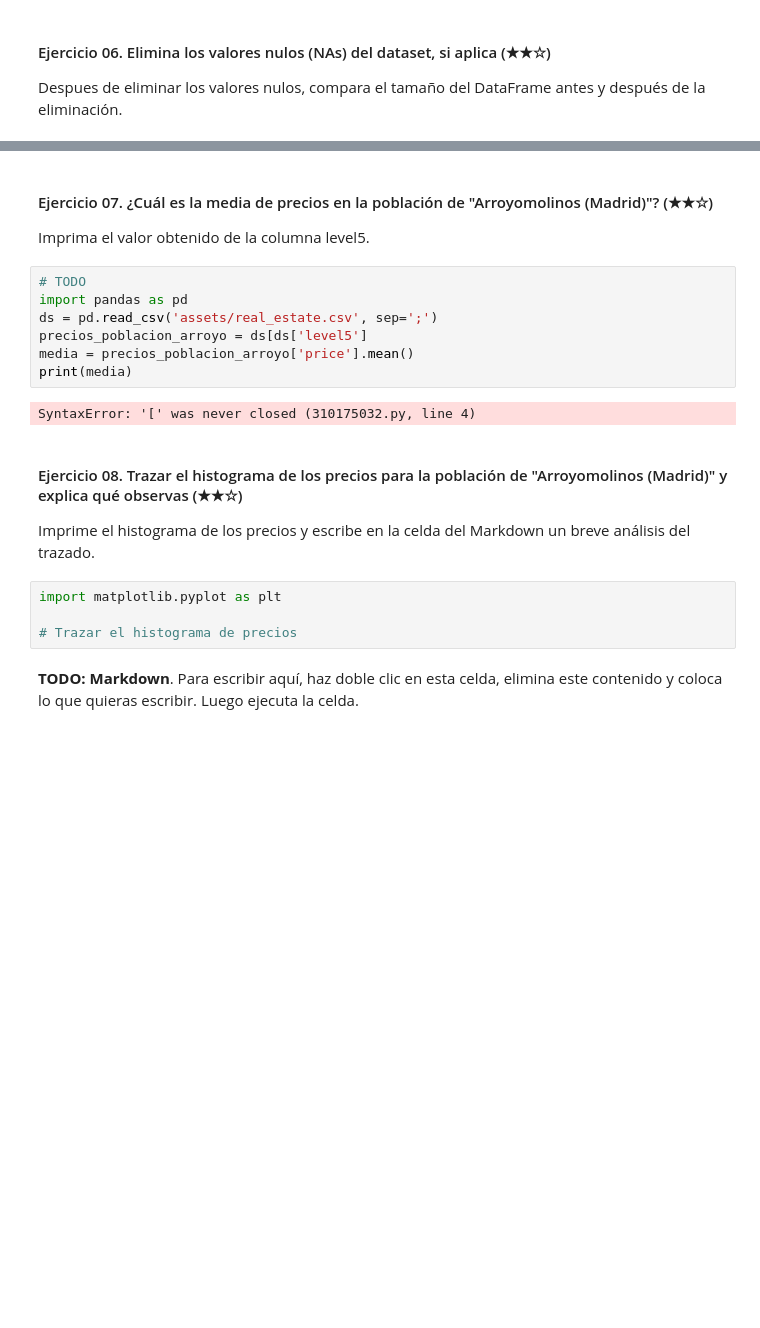
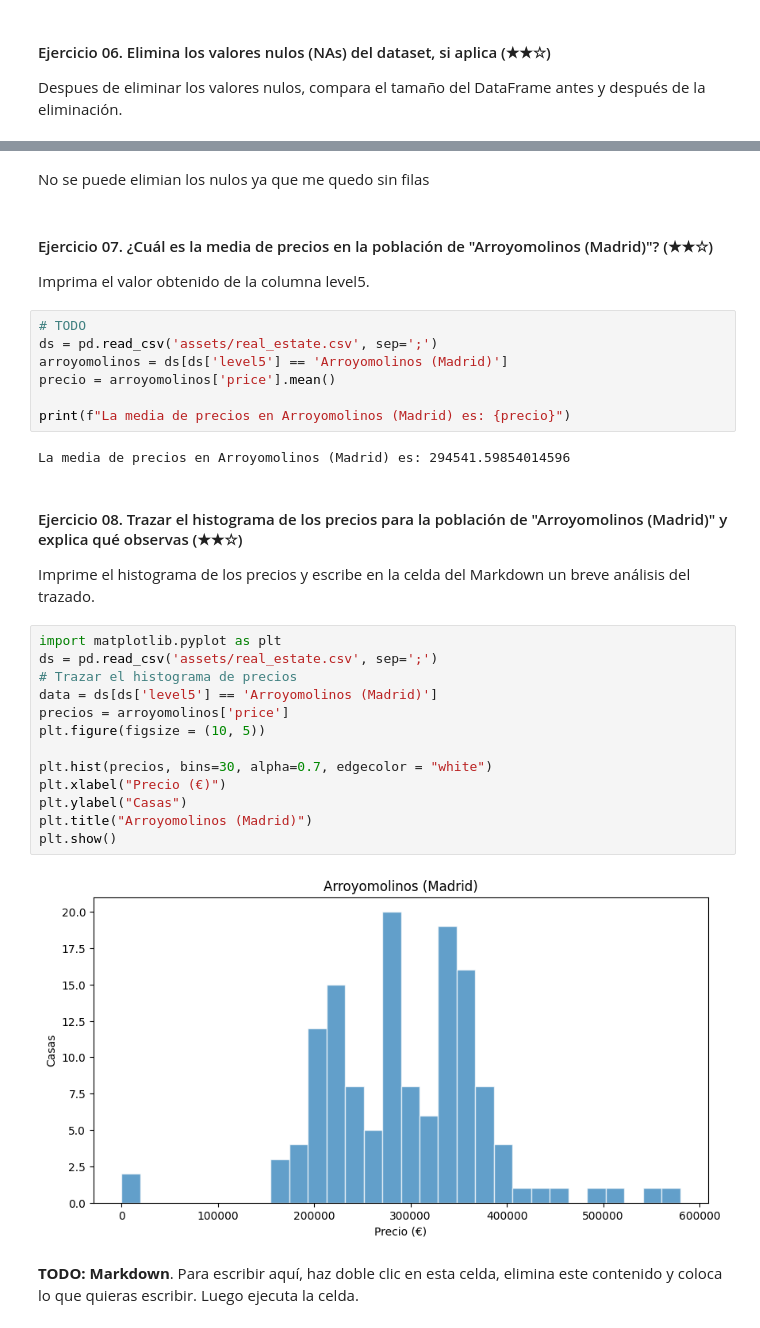
Before and after one commit to 4GeeksAcademy/Sebas-lopez-data-clean-up-pandas-for-beginners-project, a Jupyter notebook: project.es.ipynb, the cells around one changed output, grey strips where cells are left out. Cells and saved outputs as stored; diff of their text form; blank space fills up the shorter version.

```diff
--- a/project.es.ipynb
+++ b/project.es.ipynb
@@ -233,23 +250,36 @@ Tamaño con la eliminacion de los datos nulos(15335, 37)
+# %% [markdown]
+No se puede elimian los nulos ya que me quedo sin filas
 # %% [markdown]
 #### Ejercicio 07. ¿Cuál es la media de precios en la población de "Arroyomolinos (Madrid)"? (★★☆)
 
 Imprima el valor obtenido de la columna level5.
 # %%
 # TODO
-import pandas as pd
 ds = pd.read_csv('assets/real_estate.csv', sep=';')
-precios_poblacion_arroyo = ds[ds['level5']
-media = precios_poblacion_arroyo['price'].mean()
-print(media)
+arroyomolinos = ds[ds['level5'] == 'Arroyomolinos (Madrid)']
+precio = arroyomolinos['price'].mean()
+
+print(f"La media de precios en Arroyomolinos (Madrid) es: {precio}")
 # %% [output]
-SyntaxError: '[' was never closed (310175032.py, line 4)
+La media de precios en Arroyomolinos (Madrid) es: 294541.59854014596
 # %% [markdown]
 #### Ejercicio 08. Trazar el histograma de los precios para la población de "Arroyomolinos (Madrid)" y explica qué observas (★★☆)
 
 Imprime el histograma de los precios y escribe en la celda del Markdown un breve análisis del trazado.
 # %%
 import matplotlib.pyplot as plt
+ds = pd.read_csv('assets/real_estate.csv', sep=';')
+# Trazar el histograma de precios
+data = ds[ds['level5'] == 'Arroyomolinos (Madrid)']
+precios = arroyomolinos['price']
+plt.figure(figsize = (10, 5))
 
-# Trazar el histograma de precios
+plt.hist(precios, bins=30, alpha=0.7, edgecolor = "white")
+plt.xlabel("Precio (€)")
+plt.ylabel("Casas")
+plt.title("Arroyomolinos (Madrid)")
+plt.show()
+# %% [output]
+[figure, added]
 # %% [markdown]
 **TODO: Markdown**. Para escribir aquí, haz doble clic en esta celda, elimina este contenido y coloca lo que quieras escribir. Luego ejecuta la celda.
```
Also changed, not shown: parts of 3 cells of this notebook.
